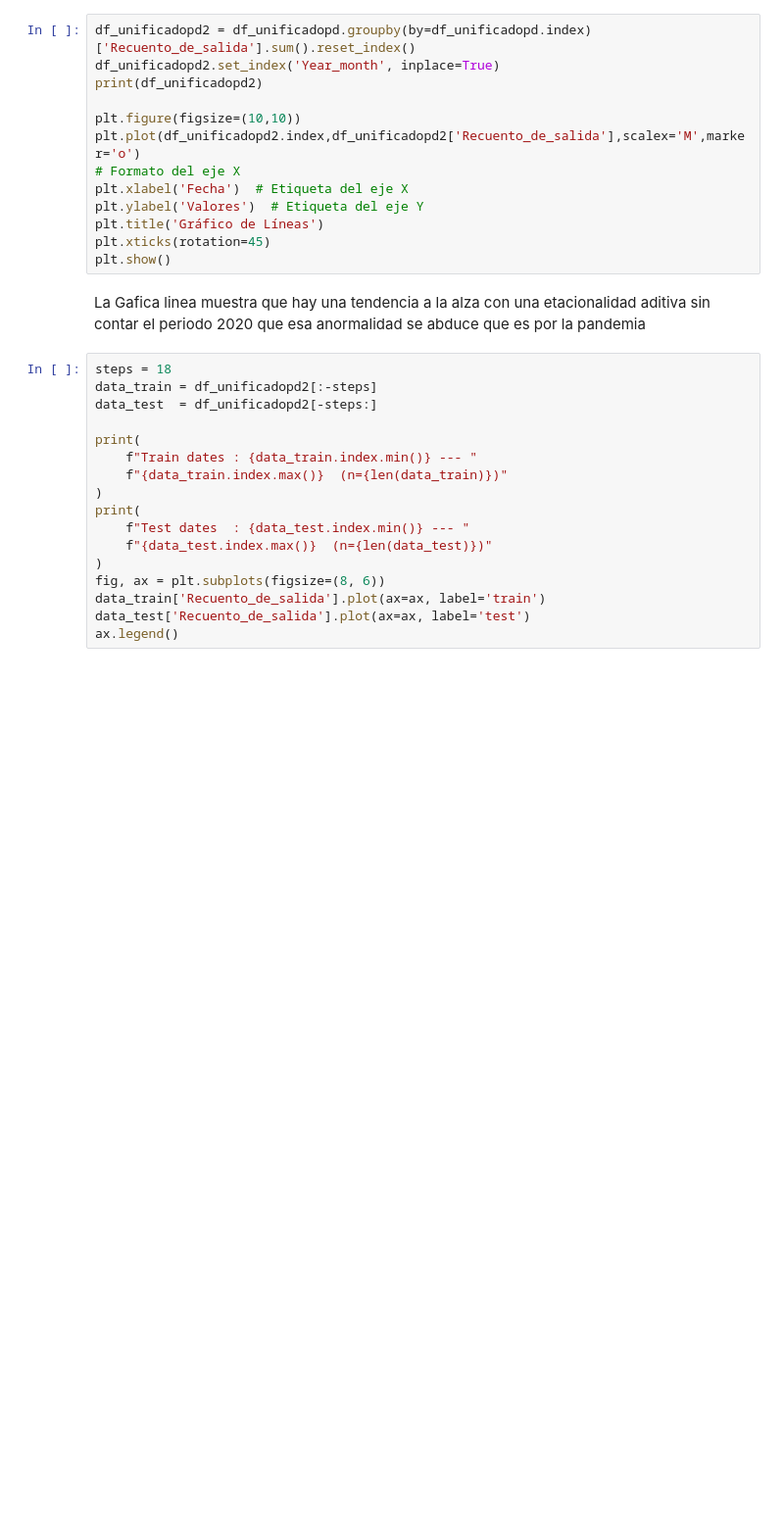
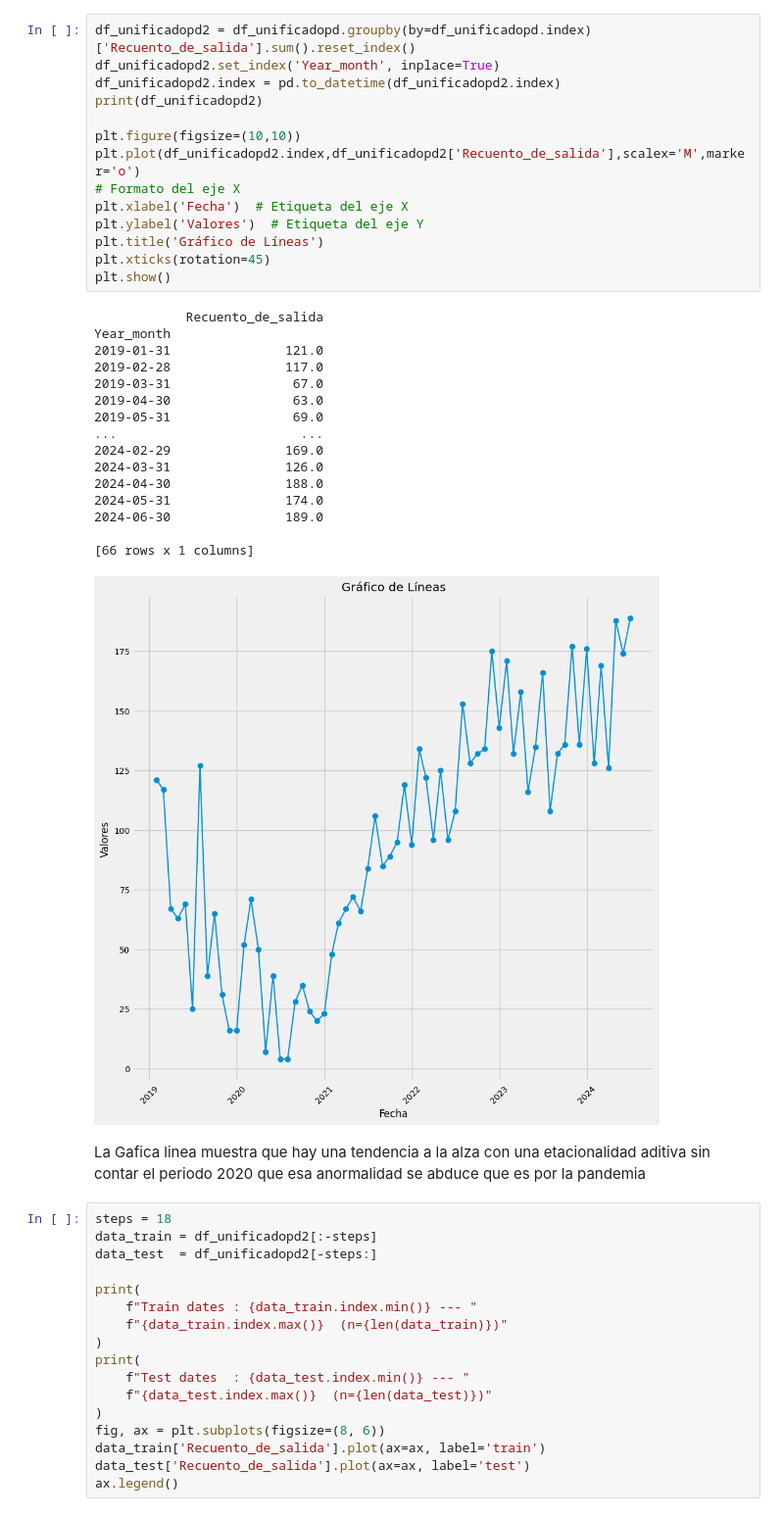
Before and after one commit to gabomartinez801/Forecasting_unitec_proyect, a Jupyter notebook: Script_01.ipynb, the cells around one changed output. Shown: that part at 98% size. Drawn from its saved outputs; the diff is of its cells as text; blank space fills up the shorter version.

```diff
--- a/Script_01.ipynb
+++ b/Script_01.ipynb
@@ -80,16 +101,34 @@ df_unificadopd = pd.concat(df_unificado, ignore_index=False)
 # %%
 df_unificadopd2 = df_unificadopd.groupby(by=df_unificadopd.index)['Recuento_de_salida'].sum().reset_index()
 df_unificadopd2.set_index('Year_month', inplace=True)
+df_unificadopd2.index = pd.to_datetime(df_unificadopd2.index)
 print(df_unificadopd2)
 
 plt.figure(figsize=(10,10))
 plt.plot(df_unificadopd2.index,df_unificadopd2['Recuento_de_salida'],scalex='M',marker='o')
 # Formato del eje X
 plt.xlabel('Fecha')  # Etiqueta del eje X
 plt.ylabel('Valores')  # Etiqueta del eje Y
 plt.title('Gráfico de Líneas')
 plt.xticks(rotation=45)
 plt.show()
+# %% [output]
+            Recuento_de_salida
+Year_month
+2019-01-31               121.0
+2019-02-28               117.0
+2019-03-31                67.0
+2019-04-30                63.0
+2019-05-31                69.0
+...                        ...
+2024-02-29               169.0
+2024-03-31               126.0
+2024-04-30               188.0
+2024-05-31               174.0
+2024-06-30               189.0
+
+[66 rows x 1 columns]
+[figure, added]
 # %% [markdown]
 La Gafica linea muestra que hay una tendencia a la alza con una etacionalidad aditiva sin contar el periodo 2020 que esa anormalidad se abduce que es por la pandemia
 # %%
```
Also changed, not shown: parts of 8 cells of this notebook.
